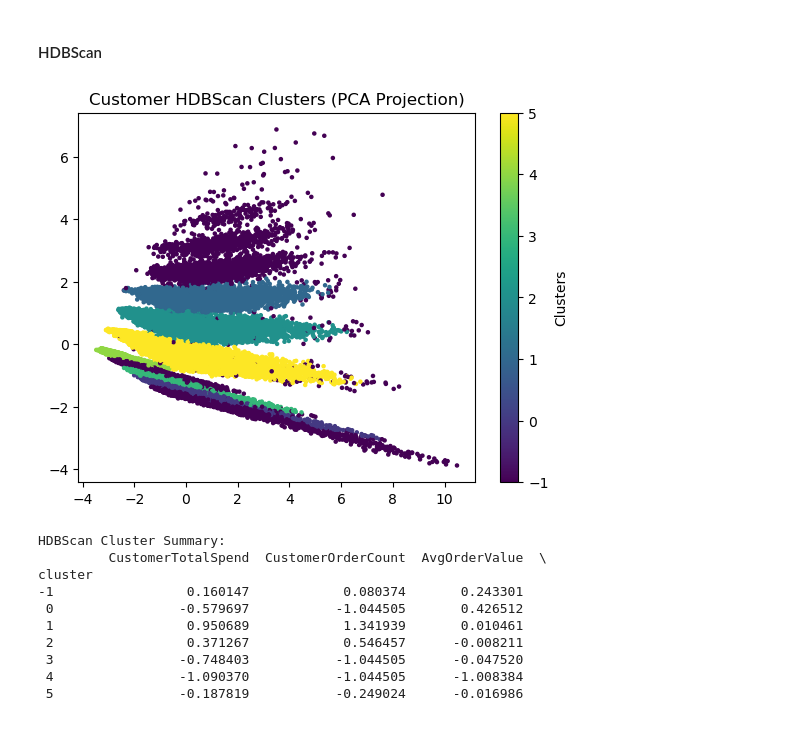
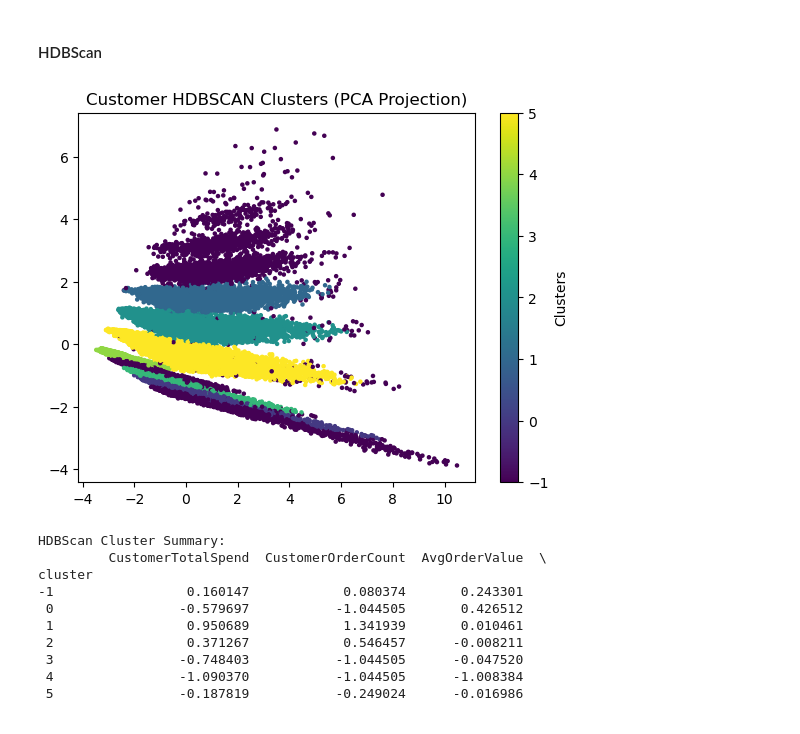
Before and after one commit to Initial-T53/Amazon-Sales-Data, a Jupyter notebook: Notebooks/DataModeling.ipynb, the cells around one changed output. Saved outputs shown, nothing was run; the diff lists cells and outputs as text; code cells hidden in the pictures.

```diff
--- a/Notebooks/DataModeling.ipynb
+++ b/Notebooks/DataModeling.ipynb
@@ -157,11 +157,11 @@ c_hdb=hdbscan.HDBSCAN(min_cluster_size=2645, min_samples=10)
 c_hdb_labels=c_hdb.fit_predict(ds_cust)
 # %%
 plt.scatter(c_cust_PCA[:,0], c_cust_PCA[:,1], c=c_hdb_labels,cmap='viridis', s=5)
-plt.title ("Customer HDBScan Clusters (PCA Projection)")
+plt.title ("Customer HDBSCAN Clusters (PCA Projection)")
 plt.colorbar(label='Clusters')
 plt.show()
 # %% [output]
-[figure, old version]
+[figure, new version]
 # %%
 # Creating a copy of the dataframe
 ds_hdbscan=ds_cust.copy()
```
Also changed, not shown: parts of 3 cells of this notebook.
